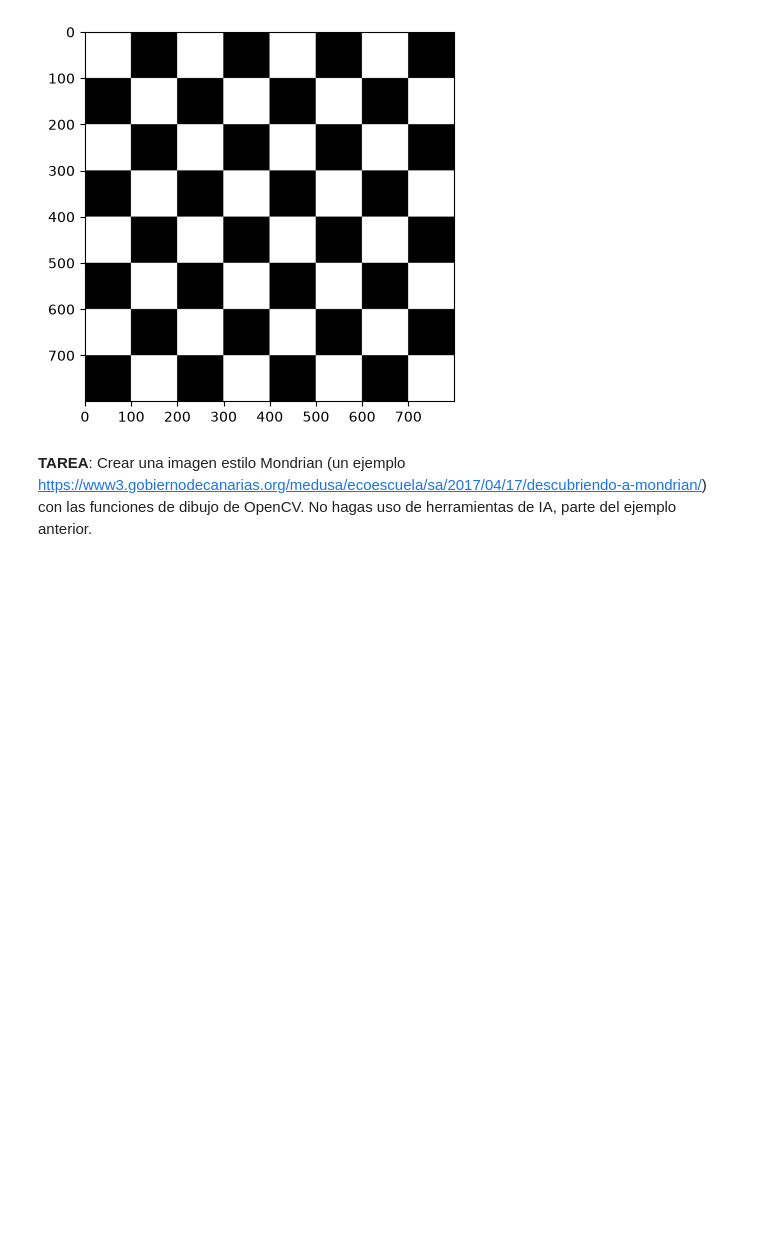
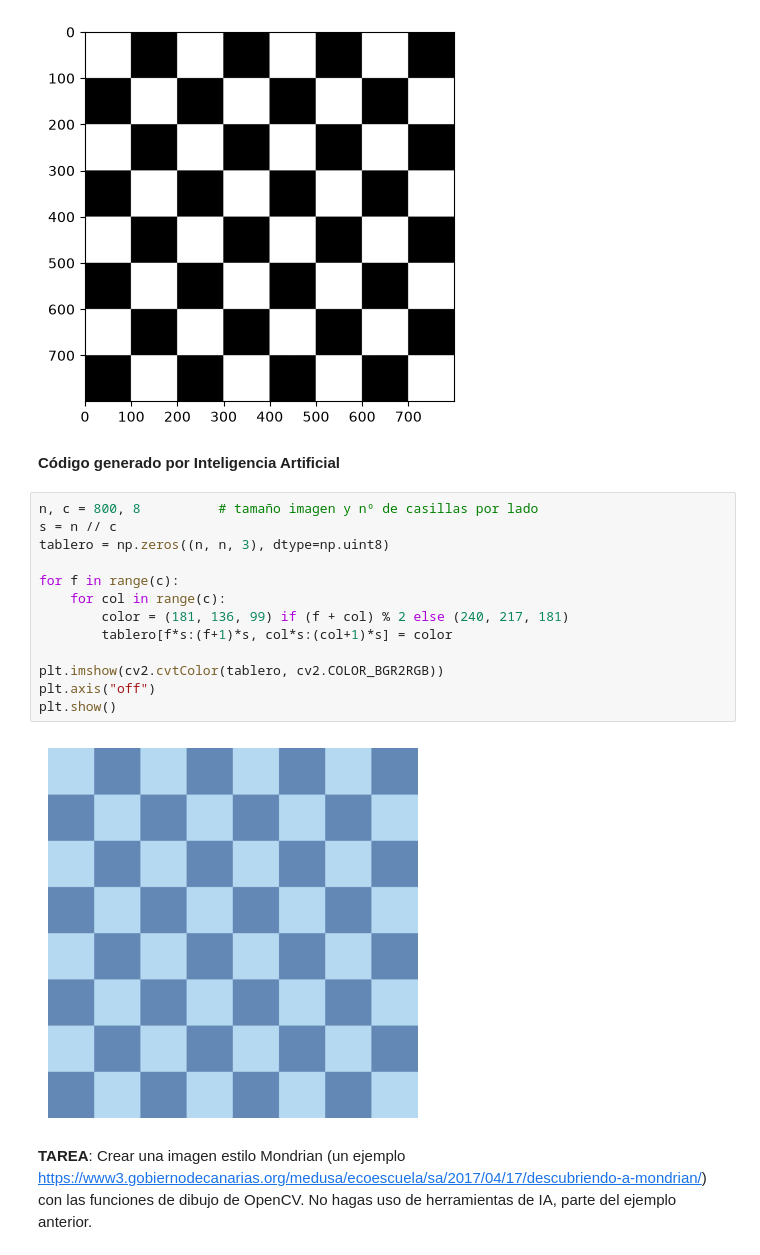
Before and after one commit to UbayBatista/VC, a Jupyter notebook: P1/VC_P1.ipynb, the cells around one changed output. Saved outputs shown, nothing was run; the diff lists cells and outputs as text; blank space fills up the shorter version.

```diff
--- a/P1/VC_P1.ipynb
+++ b/P1/VC_P1.ipynb
@@ -34,6 +36,23 @@ plt.imshow(gris_img, cmap='gray')
 plt.show()
 # %% [output]
 [figure]
+# %% [markdown]
+**Código generado por Inteligencia Artificial**
+# %%
+n, c = 800, 8          # tamaño imagen y nº de casillas por lado
+s = n // c
+tablero = np.zeros((n, n, 3), dtype=np.uint8)
+
+for f in range(c):
+    for col in range(c):
+        color = (181, 136, 99) if (f + col) % 2 else (240, 217, 181)
+        tablero[f*s:(f+1)*s, col*s:(col+1)*s] = color
+
+plt.imshow(cv2.cvtColor(tablero, cv2.COLOR_BGR2RGB))
+plt.axis("off")
+plt.show()
+# %% [output]
+[figure, added]
 # %% [markdown]
 **TAREA**: Crear una imagen estilo Mondrian (un ejemplo https://www3.gobiernodecanarias.org/medusa/ecoescuela/sa/2017/04/17/descubriendo-a-mondrian/) con las funciones de dibujo de OpenCV.
 No hagas uso de herramientas de IA, parte del ejemplo anterior.
```
Also changed, not shown: parts of 1 cell of this notebook.
